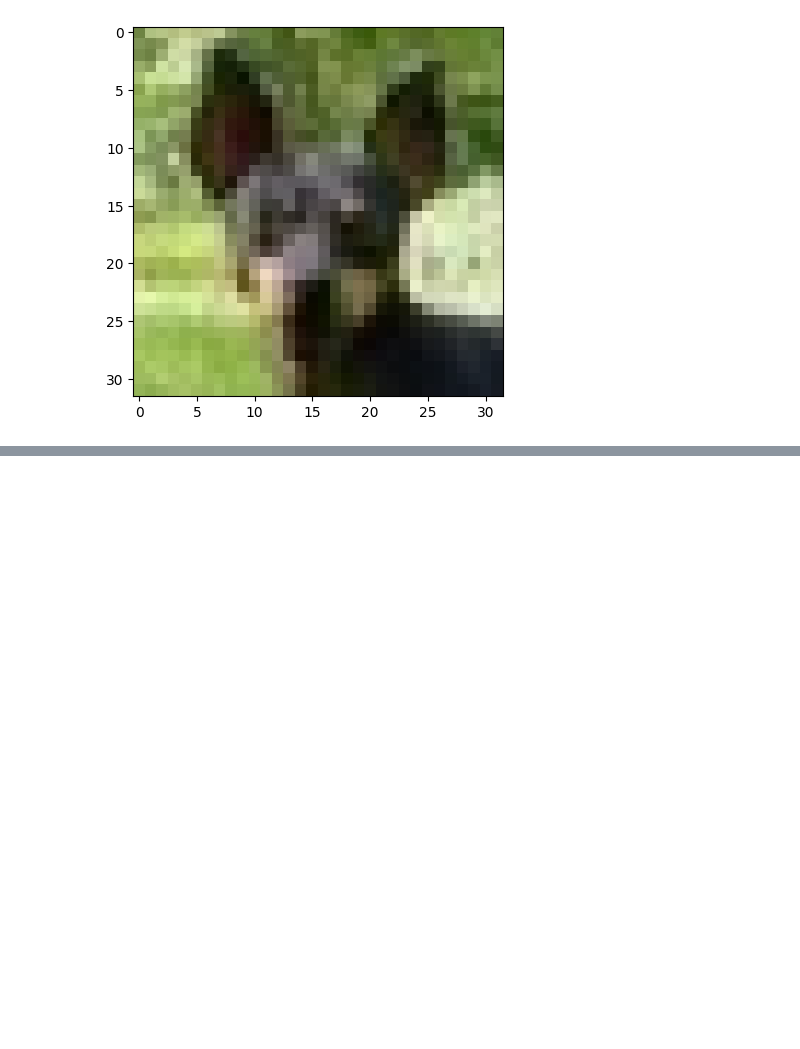
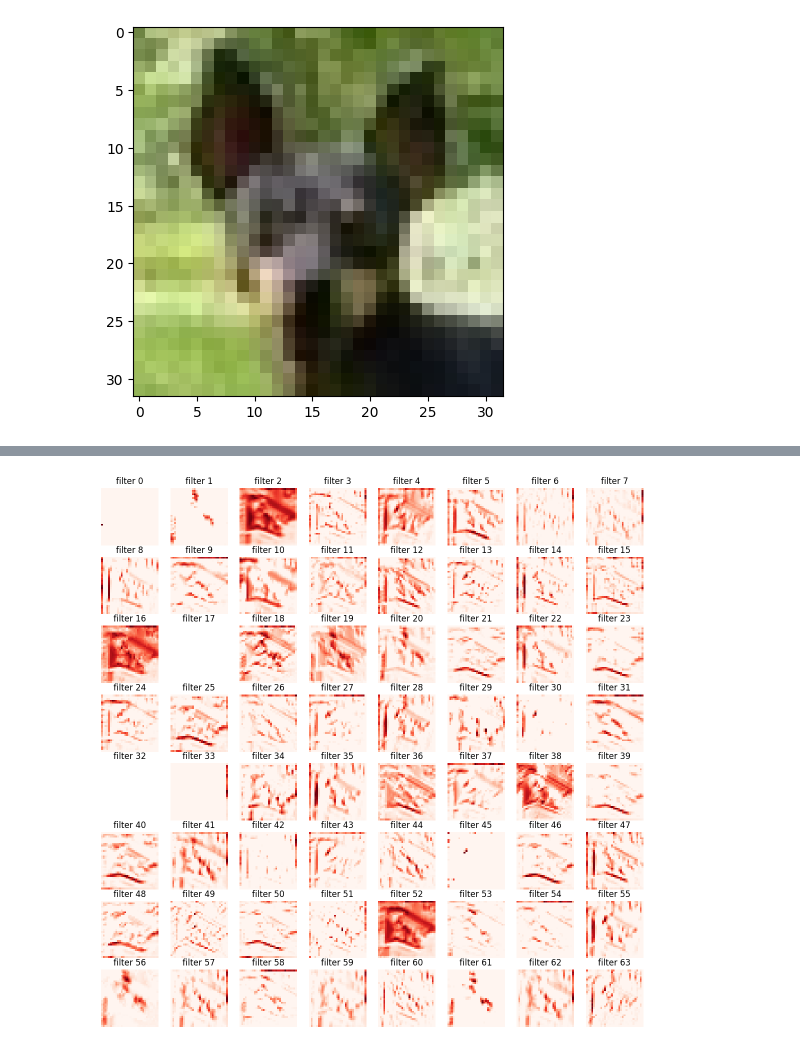
Before and after one commit to allenwang0713/tebaml0315, a Jupyter notebook: cnn.ipynb, the cells around one changed output, grey strips where cells are left out. Drawn from its saved outputs; the diff is of its cells as text; code cells hidden in the pictures; blank space fills up the shorter version.

```diff
--- a/cnn.ipynb
+++ b/cnn.ipynb
@@ -199,0 +206,34 @@ truck 的機率是: 0.0
+# %%
+# first layer
+layers = [
+    model.layers[0]
+]
+# 256那層
+# layers = [
+#     model.layers[0],
+#     model.layers[2],
+#     model.layers[4],
+# ]
+# 512那層
+# layers = [
+#     model.layers[0],
+#     model.layers[2],
+#     model.layers[4],
+#     model.layers[6],
+# ]
+partial = Sequential(layers)
+conv = partial.predict(img_np.reshape(1, 32, 32, 3))[0]
+plt.figure(figsize=(14, 14))
+# 取出64種組合方式的某一個
+for i in range(64):
+    idx = i
+    fil = conv[:,:,i]
+    # 0~1
+    ma, mi = fil.max(), fil.min()
+    fil = (fil - mi) / (ma - mi)
+    title = "filter {}".format(i)
+    plt.subplot(8, 8, i+1)
+    plt.title(title)
+    plt.axis("off")
+    plt.imshow(fil, cmap="Reds")
+# %% [output]
@@ -199,0 +241 @@ truck 的機率是: 0.0
+[figure, added]
```
Also changed, not shown: parts of 8 cells of this notebook.
